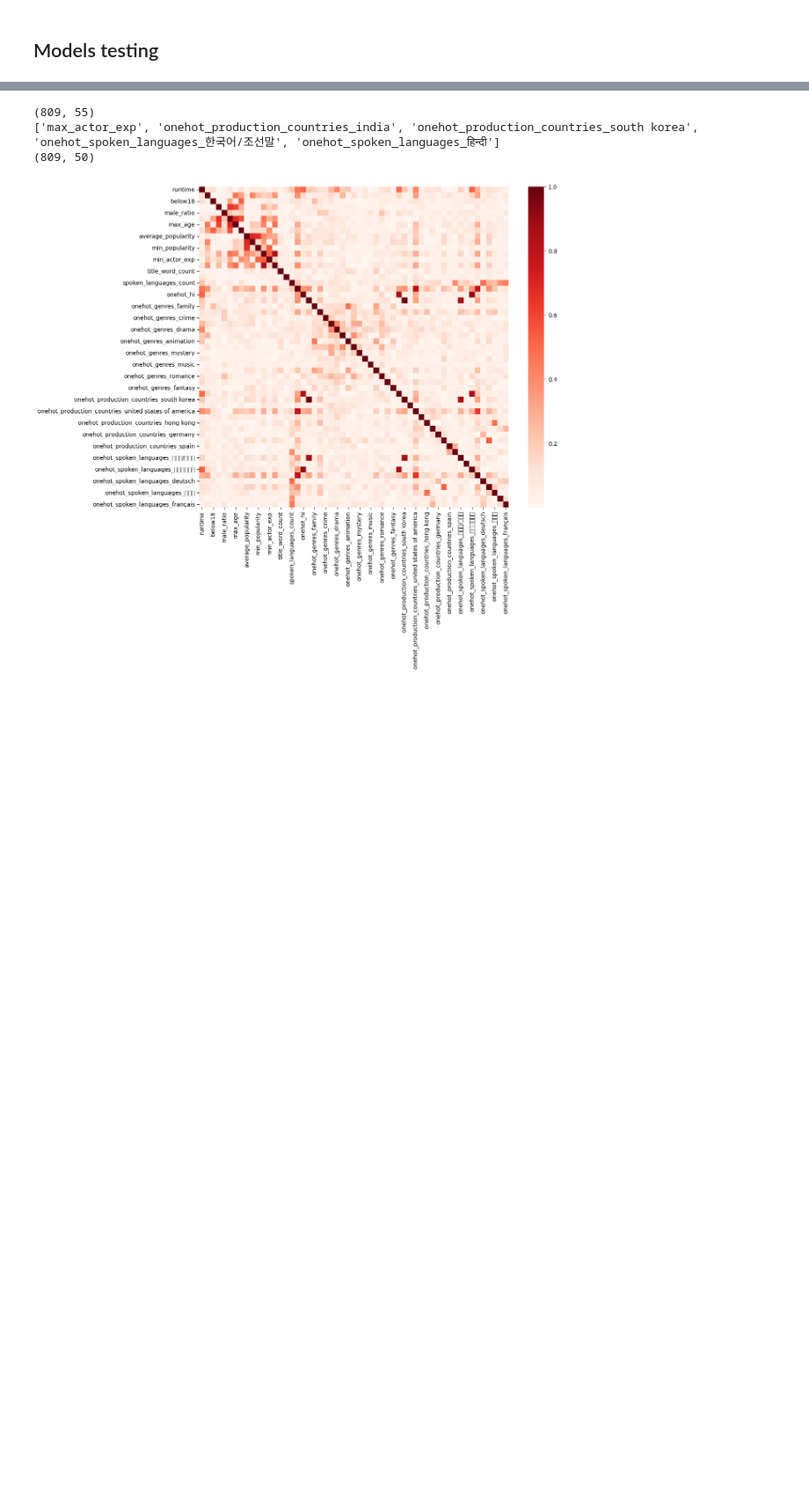
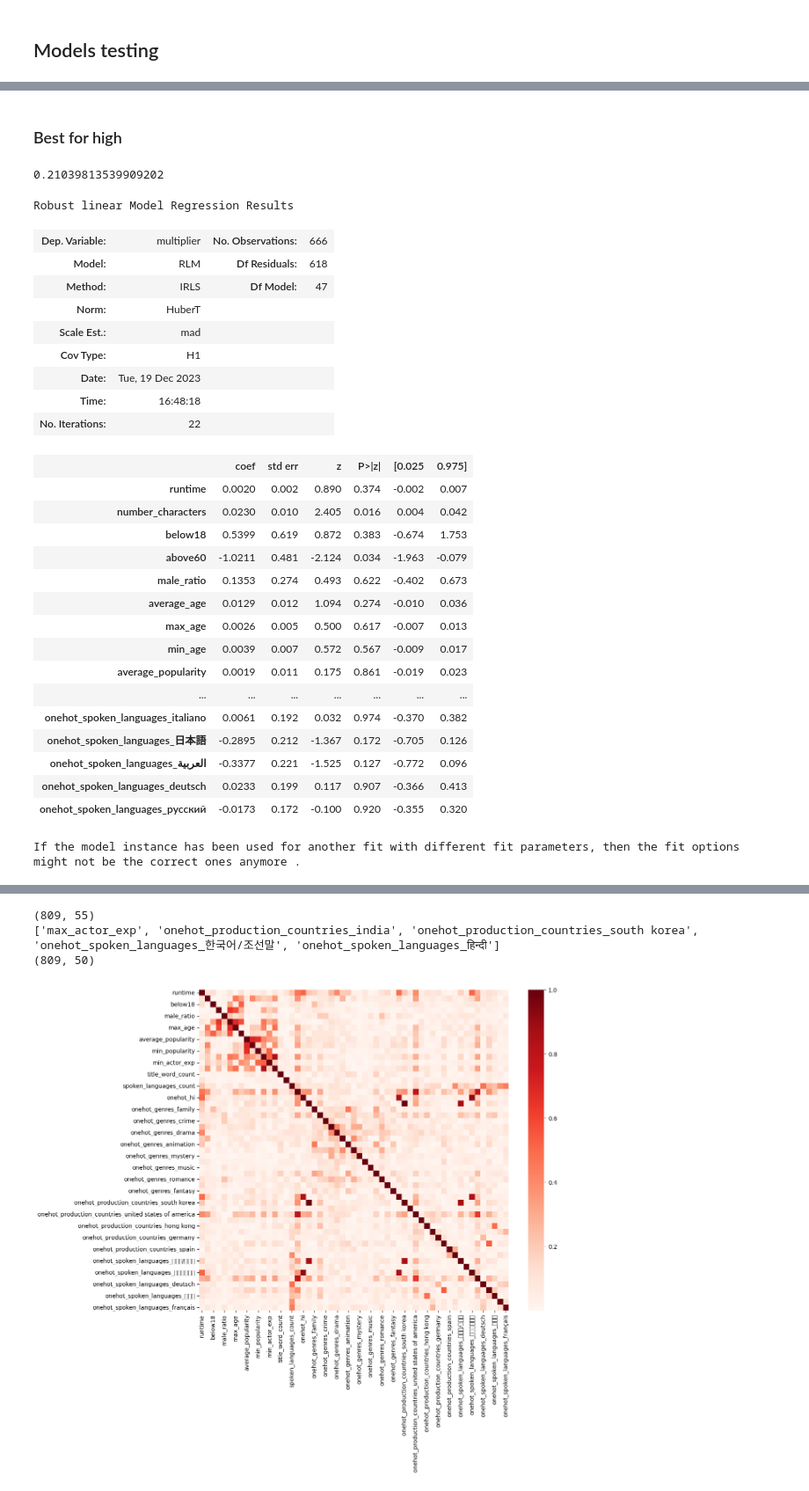
Before and after one commit to epfl-ada/ada-2023-project-thesuricates, a Jupyter notebook: Test_model_2.ipynb, the cells around one changed output, grey strips where cells are left out. Shown at 88% size. Drawn from its saved outputs; the diff is of its cells as text; code cells hidden in the pictures; blank space fills up the shorter version.

```diff
--- a/Test_model_2.ipynb
+++ b/Test_model_2.ipynb
@@ -194,3 +209,42 @@ Notes:
 [2] Standard Errors assume that the covariance matrix of the errors is correctly specified.
 [3] The condition number is large, 2.96e+03. This might indicate that there are
 strong multicollinearity or other numerical problems.
+# %% [markdown]
+### Best for high
+# %%
+# Trying same idea but with Robust Linear Model (RLM)
+
+model = sm.RLM(y_train, X_train)
+results = model.fit()
+y_pred = results.predict(X_test)
+print(r2_score(y_test, y_pred))
+results.summary()
+# %% [output]
+0.21039813539909202
+Robust linear Model Regression Results
+| Dep. Variable: | multiplier | No. Observations: | 666 |
+| Model: | RLM | Df Residuals: | 618 |
+| Method: | IRLS | Df Model: | 47 |
+| Norm: | HuberT |  |  |
+| Scale Est.: | mad |  |  |
+| Cov Type: | H1 |  |  |
+| Date: | Tue, 19 Dec 2023 |  |  |
+| Time: | 16:48:18 |  |  |
+| No. Iterations: | 22 |  |  |
+|  | coef | std err | z | P>|z| | [0.025 | 0.975] |
+| runtime | 0.0020 | 0.002 | 0.890 | 0.374 | -0.002 | 0.007 |
+| number_characters | 0.0230 | 0.010 | 2.405 | 0.016 | 0.004 | 0.042 |
+| below18 | 0.5399 | 0.619 | 0.872 | 0.383 | -0.674 | 1.753 |
+| above60 | -1.0211 | 0.481 | -2.124 | 0.034 | -1.963 | -0.079 |
+| male_ratio | 0.1353 | 0.274 | 0.493 | 0.622 | -0.402 | 0.673 |
+| average_age | 0.0129 | 0.012 | 1.094 | 0.274 | -0.010 | 0.036 |
+| max_age | 0.0026 | 0.005 | 0.500 | 0.617 | -0.007 | 0.013 |
+| min_age | 0.0039 | 0.007 | 0.572 | 0.567 | -0.009 | 0.017 |
+| average_popularity | 0.0019 | 0.011 | 0.175 | 0.861 | -0.019 | 0.023 |
+| ... | ... | ... | ... | ... | ... | ... |
+| onehot_spoken_languages_italiano | 0.0061 | 0.192 | 0.032 | 0.974 | -0.370 | 0.382 |
+| onehot_spoken_languages_日本語 | -0.2895 | 0.212 | -1.367 | 0.172 | -0.705 | 0.126 |
+| onehot_spoken_languages_العربية | -0.3377 | 0.221 | -1.525 | 0.127 | -0.772 | 0.096 |
+| onehot_spoken_languages_deutsch | 0.0233 | 0.199 | 0.117 | 0.907 | -0.366 | 0.413 |
+| onehot_spoken_languages_pусский | -0.0173 | 0.172 | -0.100 | 0.920 | -0.355 | 0.320 |
+If the model instance has been used for another fit with different fit parameters, then the fit options might not be the correct ones anymore .
```
Also changed, not shown: parts of 7 cells of this notebook.
